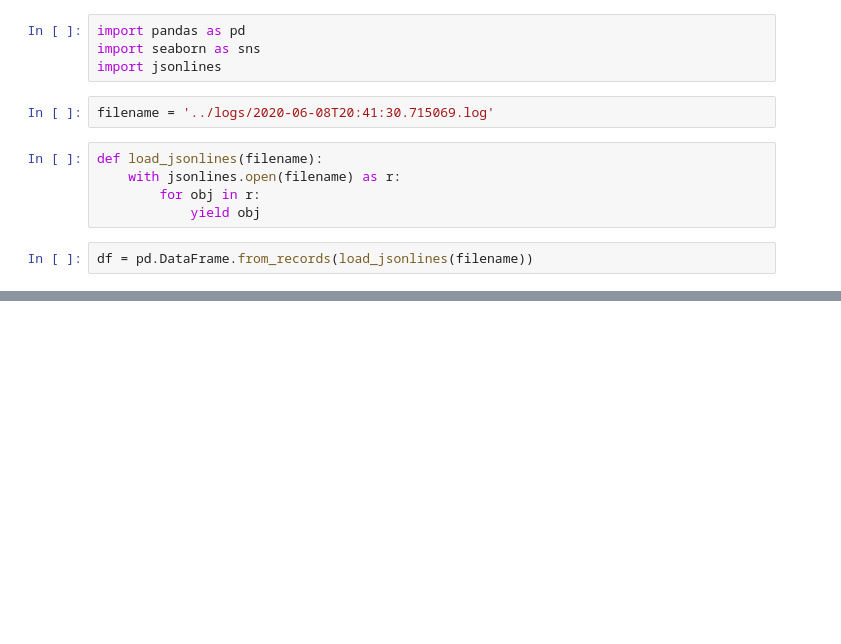
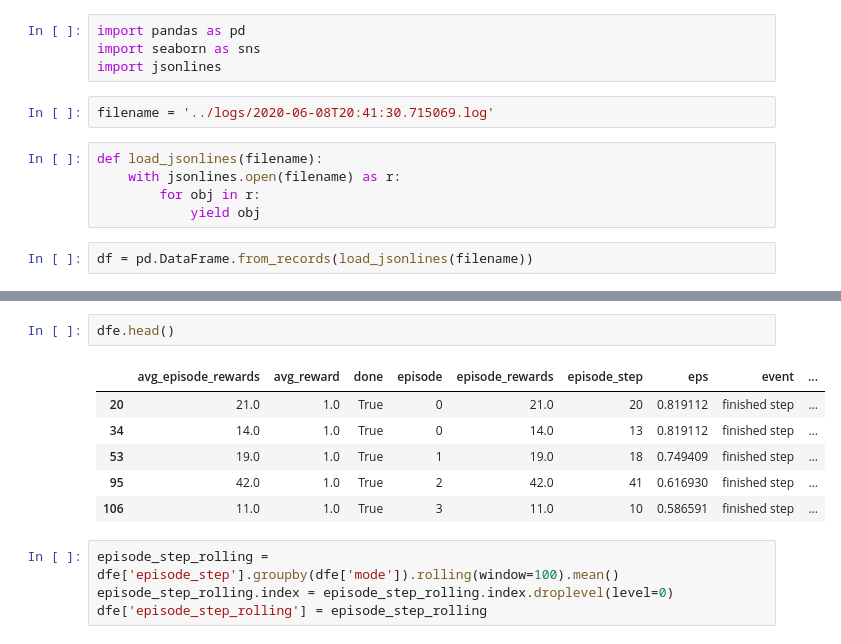
Before and after one commit to LBrinkmann/ai_vs_ci, a Jupyter notebook: notebooks/plot.ipynb, the cells around one changed output, grey strips where cells are left out. Cells and saved outputs as stored; diff of their text form; blank space fills up the shorter version.

```diff
--- a/notebooks/plot.ipynb
+++ b/notebooks/plot.ipynb
@@ -16,2 +18,15 @@ dfe = df[df['done']]
+# %%
+dfe.head()
+# %% [output]
+|  | avg_episode_rewards | avg_reward | done | episode | episode_rewards | episode_step | eps | event | ... |
+| 20 | 21.0 | 1.0 | True | 0 | 21.0 | 20 | 0.819112 | finished step | ... |
+| 34 | 14.0 | 1.0 | True | 0 | 14.0 | 13 | 0.819112 | finished step | ... |
+| 53 | 19.0 | 1.0 | True | 1 | 19.0 | 18 | 0.749409 | finished step | ... |
+| 95 | 42.0 | 1.0 | True | 2 | 42.0 | 41 | 0.616930 | finished step | ... |
+| 106 | 11.0 | 1.0 | True | 3 | 11.0 | 10 | 0.586591 | finished step | ... |
+# %%
+episode_step_rolling = dfe['episode_step'].groupby(dfe['mode']).rolling(window=100).mean()
+episode_step_rolling.index = episode_step_rolling.index.droplevel(level=0)
+dfe['episode_step_rolling'] = episode_step_rolling
 # %%
 sns.lineplot(data=dfe, x='episode', y='episode_step', hue='mode')
```
Also changed, not shown: parts of 3 cells of this notebook, 5 other files.
